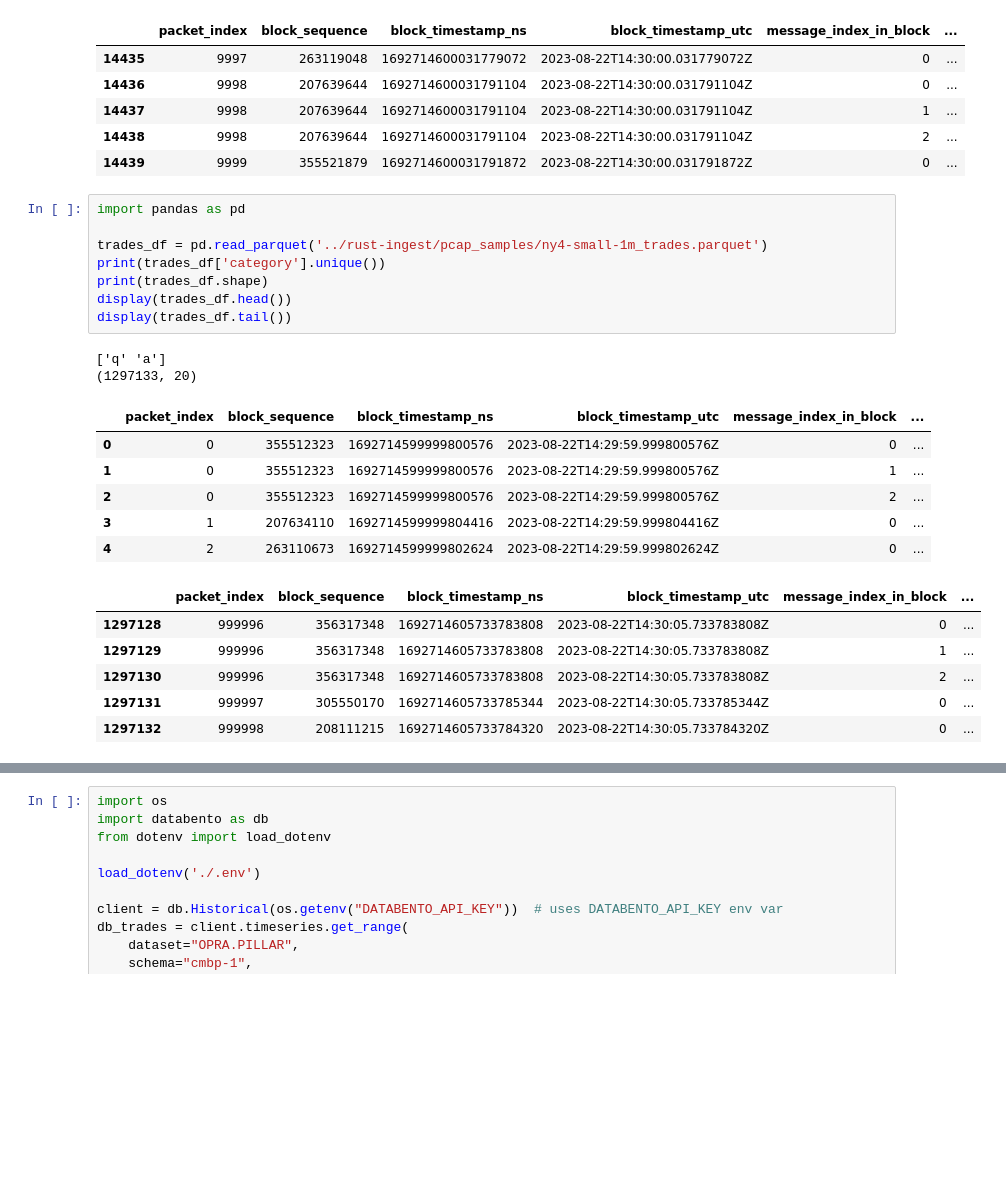
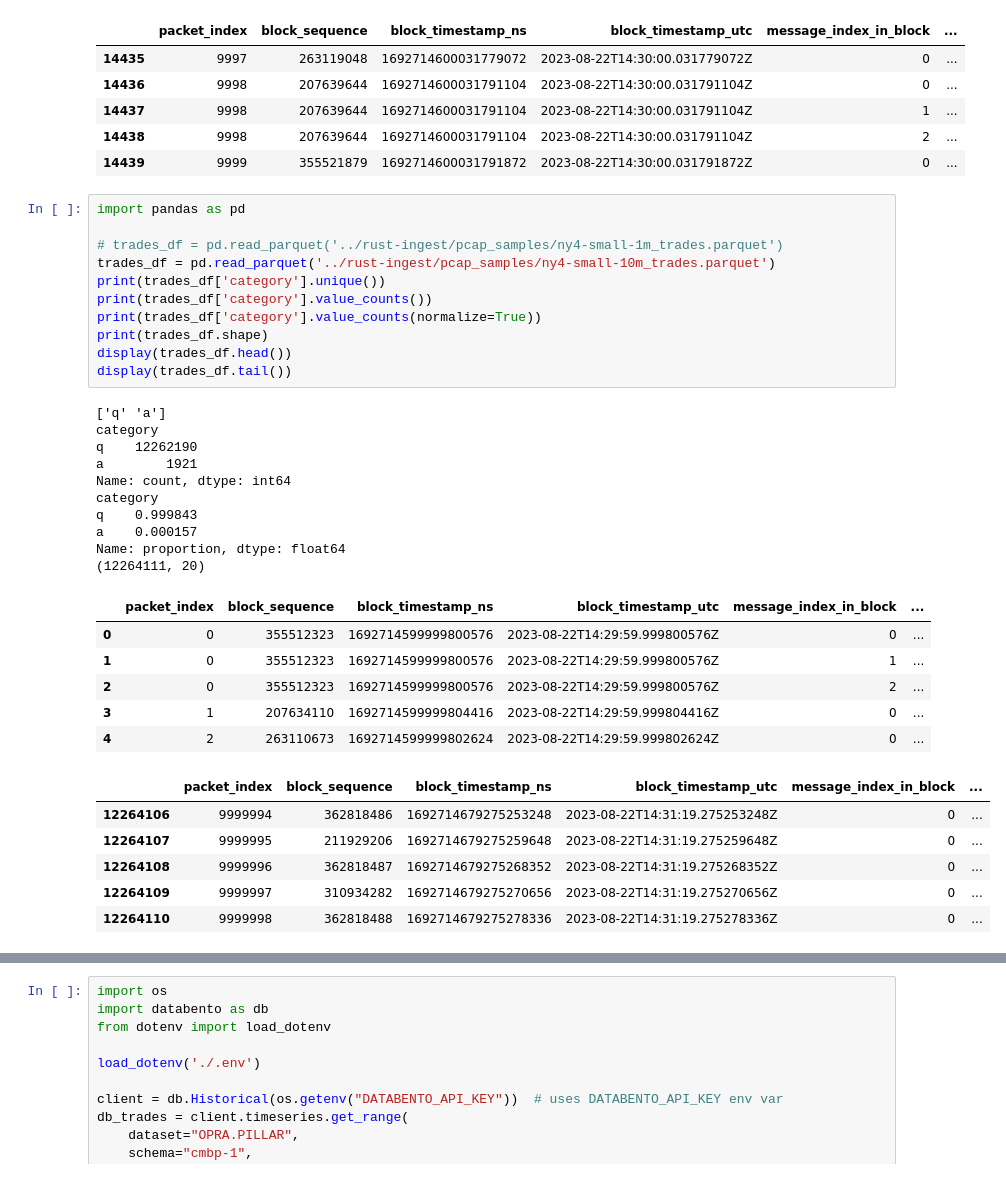
Before and after one commit to kevinkurek/opra_to_alpha, a Jupyter notebook: research/trade_decoder_check.ipynb, the cells around one changed output, grey strips where cells are left out. Cells and saved outputs as stored; diff of their text form; blank space fills up the shorter version.

```diff
--- a/research/trade_decoder_check.ipynb
+++ b/research/trade_decoder_check.ipynb
@@ -24,23 +24,34 @@ display(trades_df.tail())
 # %%
 import pandas as pd
 
-trades_df = pd.read_parquet('../rust-ingest/pcap_samples/ny4-small-1m_trades.parquet')
+# trades_df = pd.read_parquet('../rust-ingest/pcap_samples/ny4-small-1m_trades.parquet')
+trades_df = pd.read_parquet('../rust-ingest/pcap_samples/ny4-small-10m_trades.parquet')
 print(trades_df['category'].unique())
+print(trades_df['category'].value_counts())
+print(trades_df['category'].value_counts(normalize=True))
 print(trades_df.shape)
 display(trades_df.head())
 display(trades_df.tail())
 # %% [output]
 ['q' 'a']
-(1297133, 20)
+category
+q    12262190
+a        1921
+Name: count, dtype: int64
+category
+q    0.999843
+a    0.000157
+Name: proportion, dtype: float64
+(12264111, 20)
 |  | packet_index | block_sequence | block_timestamp_ns | block_timestamp_utc | message_index_in_block | ... |
 | 0 | 0 | 355512323 | 1692714599999800576 | 2023-08-22T14:29:59.999800576Z | 0 | ... |
 | 1 | 0 | 355512323 | 1692714599999800576 | 2023-08-22T14:29:59.999800576Z | 1 | ... |
 | 2 | 0 | 355512323 | 1692714599999800576 | 2023-08-22T14:29:59.999800576Z | 2 | ... |
 | 3 | 1 | 207634110 | 1692714599999804416 | 2023-08-22T14:29:59.999804416Z | 0 | ... |
 | 4 | 2 | 263110673 | 1692714599999802624 | 2023-08-22T14:29:59.999802624Z | 0 | ... |
 |  | packet_index | block_sequence | block_timestamp_ns | block_timestamp_utc | message_index_in_block | ... |
-| 1297128 | 999996 | 356317348 | 1692714605733783808 | 2023-08-22T14:30:05.733783808Z | 0 | ... |
-| 1297129 | 999996 | 356317348 | 1692714605733783808 | 2023-08-22T14:30:05.733783808Z | 1 | ... |
-| 1297130 | 999996 | 356317348 | 1692714605733783808 | 2023-08-22T14:30:05.733783808Z | 2 | ... |
-| 1297131 | 999997 | 305550170 | 1692714605733785344 | 2023-08-22T14:30:05.733785344Z | 0 | ... |
-| 1297132 | 999998 | 208111215 | 1692714605733784320 | 2023-08-22T14:30:05.733784320Z | 0 | ... |
+| 12264106 | 9999994 | 362818486 | 1692714679275253248 | 2023-08-22T14:31:19.275253248Z | 0 | ... |
+| 12264107 | 9999995 | 211929206 | 1692714679275259648 | 2023-08-22T14:31:19.275259648Z | 0 | ... |
+| 12264108 | 9999996 | 362818487 | 1692714679275268352 | 2023-08-22T14:31:19.275268352Z | 0 | ... |
+| 12264109 | 9999997 | 310934282 | 1692714679275270656 | 2023-08-22T14:31:19.275270656Z | 0 | ... |
+| 12264110 | 9999998 | 362818488 | 1692714679275278336 | 2023-08-22T14:31:19.275278336Z | 0 | ... |
```
Also changed, not shown: parts of 1 cell of this notebook, 1 other file.
